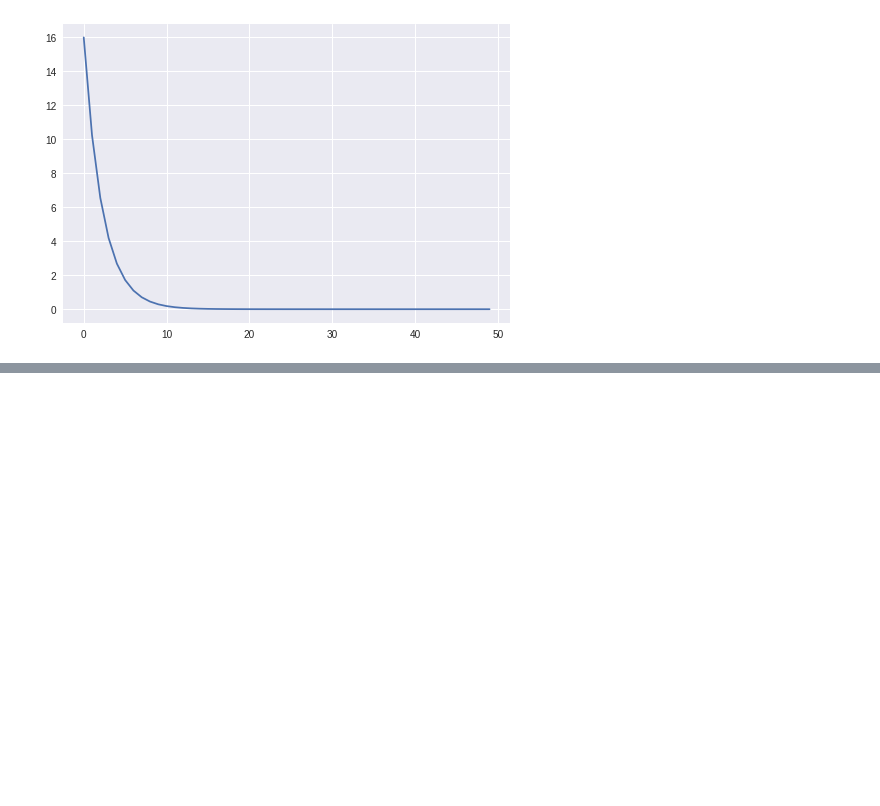
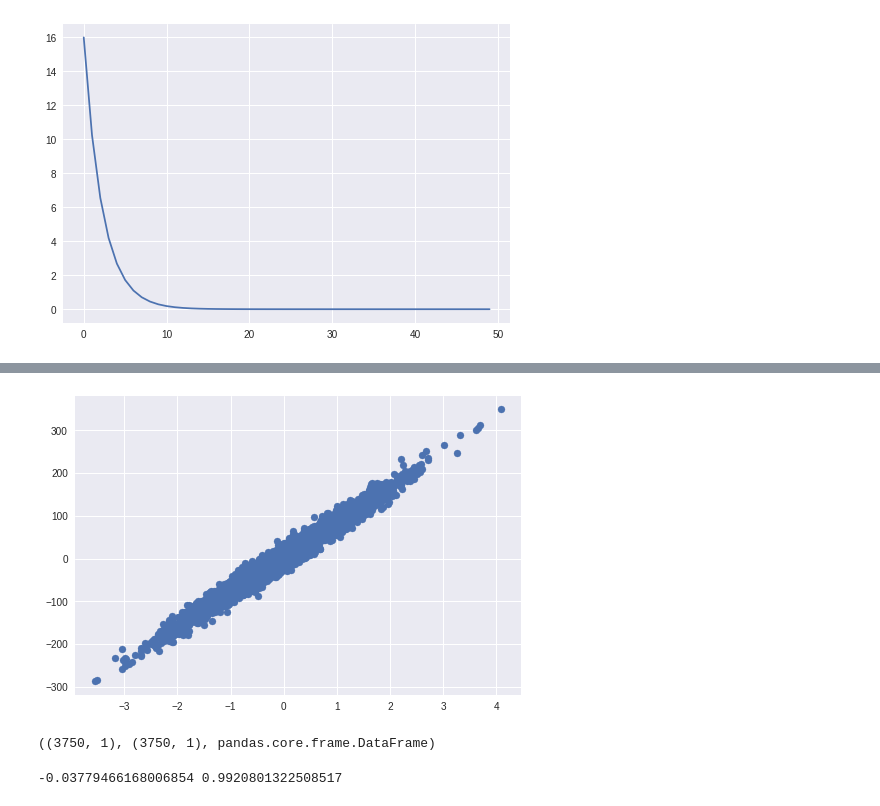
Before and after one commit to mohinesh9999/Kaggle, a Jupyter notebook: regression.ipynb, the cells around one changed output, grey strips where cells are left out. Saved outputs shown, nothing was run; the diff lists cells and outputs as text; code cells hidden in the pictures; blank space fills up the shorter version.

```diff
--- a/regression.ipynb
+++ b/regression.ipynb
@@ -96,0 +98,4 @@ raw
+# %%
+X_Test=pd.read_csv("https://raw.githubusercontent.com/m1-key/ML-Hard-Work-Pays-Off/master/Linear_X_Test.csv")
+X=pd.read_csv("https://raw.githubusercontent.com/m1-key/ML-Hard-Work-Pays-Off/master/Linear_X_Train.csv")
+Y=pd.read_csv("https://raw.githubusercontent.com/m1-key/ML-Hard-Work-Pays-Off/master/Linear_Y_Train.csv")
@@ -96,0 +106,7 @@ raw
+# %%
+plt.scatter(X,Y)
+plt.show()
+X.shape,Y.shape,type(X)
+# %% [output]
+[figure, added]
+((3750, 1), (3750, 1), pandas.core.frame.DataFrame)
@@ -96,0 +116,6 @@ raw
+# %%
+u=X.mean()
+std=X.std()
+print(u,std)
+# %% [output]
+-0.03779466168006854 0.9920801322508517
```
Also changed, not shown: parts of 26 cells of this notebook.
